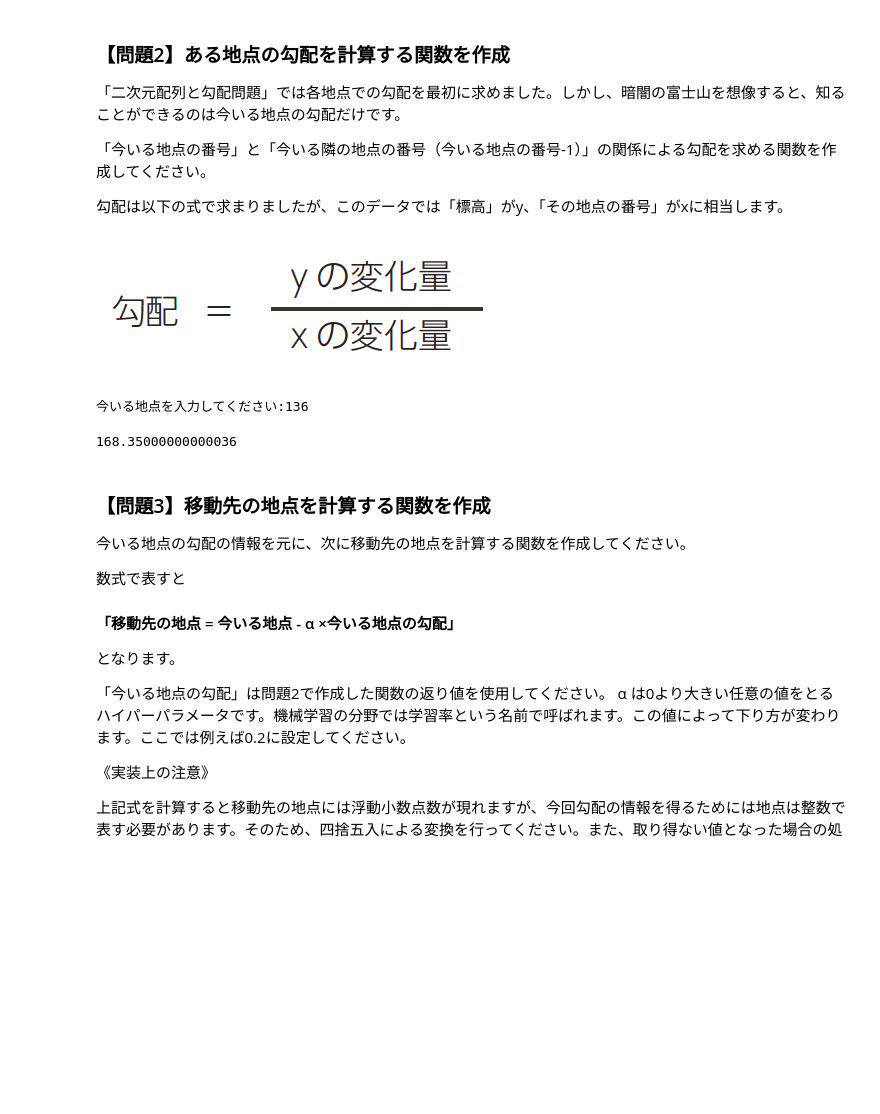
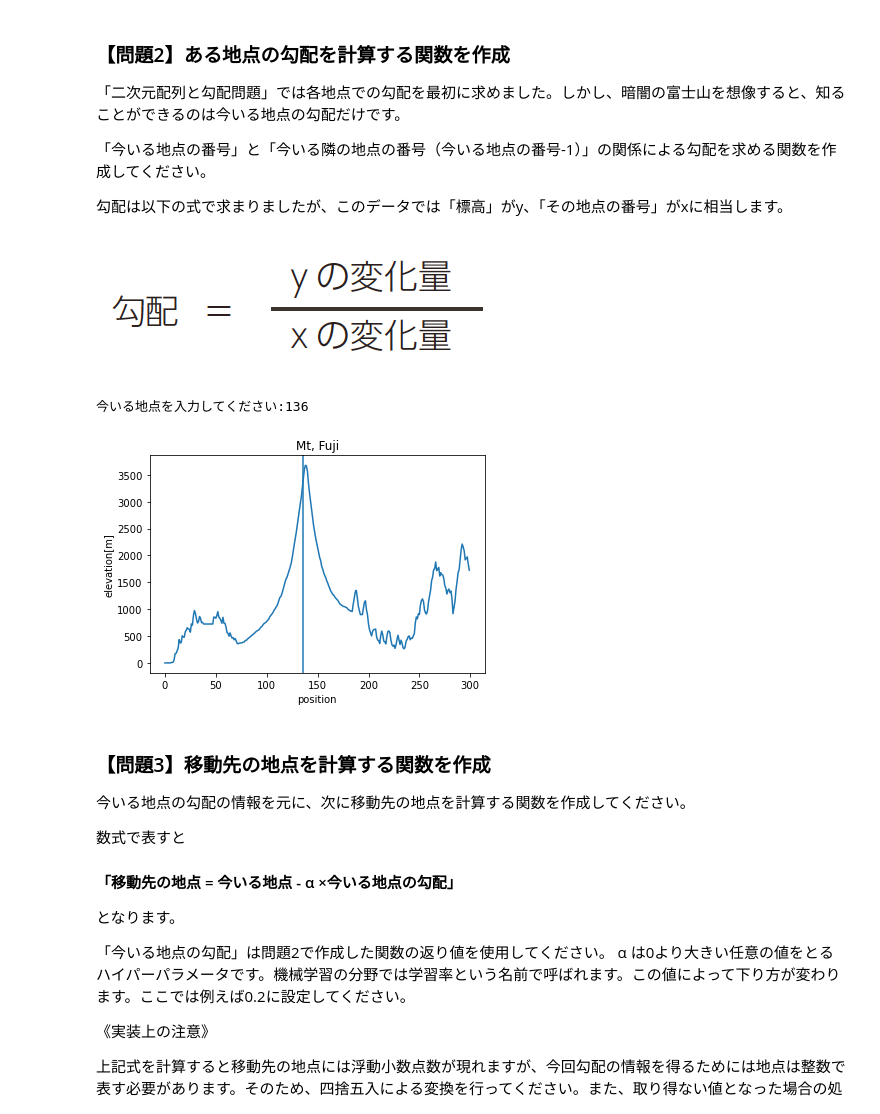
Before and after one commit to misakiryo/diveintocode-ml, a Jupyter notebook: Week2/week2_session2.ipynb, the cells around one changed output. Drawn from its saved outputs; the diff is of its cells as text; code cells hidden in the pictures; blank space fills up the shorter version.

```diff
--- a/Week2/week2_session2.ipynb
+++ b/Week2/week2_session2.ipynb
@@ -62,13 +62,20 @@ plt.show()
 # %%
 def gradient(x):
     now_gradient = (fuji[x, 3] - fuji[x-1, 3]) / (fuji[x, 0]-fuji[x-1,0]) #今いる地点しか分からないから
     return now_gradient
 
 x = int(input('今いる地点を入力してください:'))
 gradient(x)
+
+plt.title('Mt, Fuji')
+plt.xlabel('position')
+plt.ylabel('elevation[m]')
+plt.axvline(x=x, ymin=0, ymax=1)
+plt.plot(fuji[:, 0], fuji[:, 3])
+plt.show()
 # %% [output]
 今いる地点を入力してください:136
-168.35000000000036
+[figure, added]
 # %% [markdown]
 ### 【問題3】移動先の地点を計算する関数を作成
 今いる地点の勾配の情報を元に、次に移動先の地点を計算する関数を作成してください。
```
Also changed, not shown: parts of 5 cells of this notebook, 1 other file.
